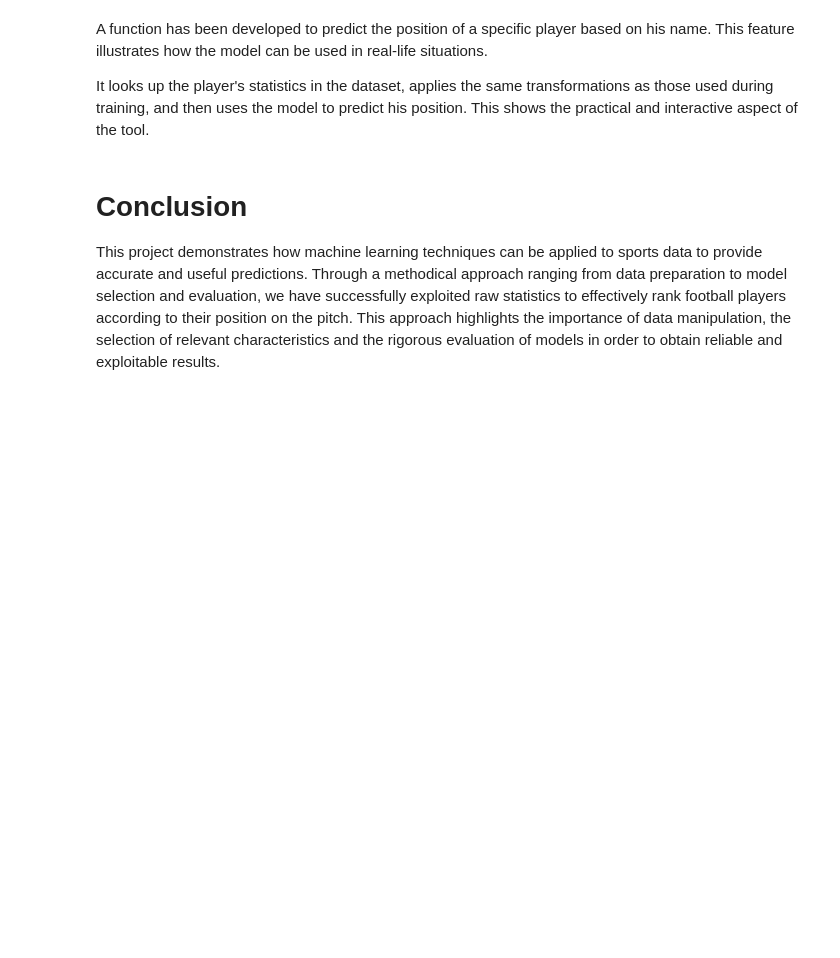
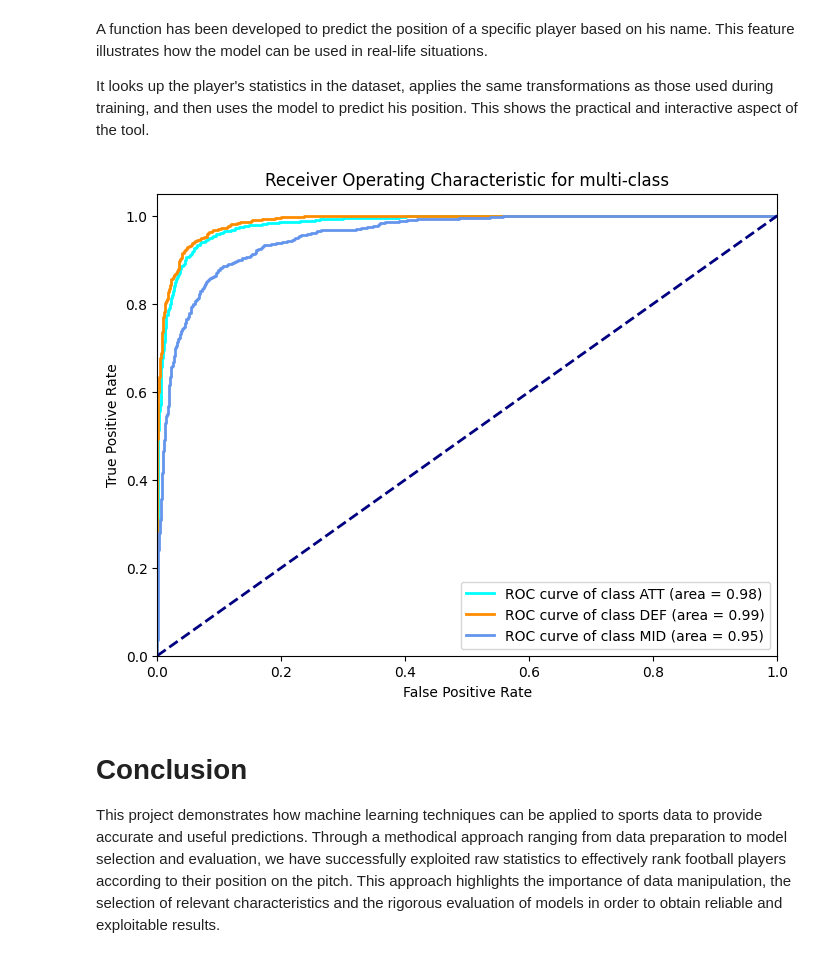
Before and after one commit to Nico9417/TI-508-Machine-learning-predict-fifa, a Jupyter notebook: projet.ipynb, the cells around one changed output. Drawn from its saved outputs; the diff is of its cells as text; code cells hidden in the pictures; blank space fills up the shorter version.

```diff
--- a/projet.ipynb
+++ b/projet.ipynb
@@ -313,6 +313,48 @@ The best accuracy was with 0.8790519344719414 with k= 12
 A function has been developed to predict the position of a specific player based on his name. This feature illustrates how the model can be used in real-life situations.
 
 It looks up the player's statistics in the dataset, applies the same transformations as those used during training, and then uses the model to predict his position. This shows the practical and interactive aspect of the tool.
+# %%
+from sklearn.calibration import label_binarize
+
+model = LogisticRegression(max_iter=150, solver='lbfgs')
+model.fit(X_train, y_train)
+
+# Binariser les étiquettes des classes pour ROC multi-classe
+y_test_bin = label_binarize(y_test, classes=model.classes_)
+n_classes = y_test_bin.shape[1]
+
+# Initialiser les dictionnaires pour les métriques ROC
+fpr = dict()
+tpr = dict()
+roc_auc = dict()
+
+# Calculer les courbes ROC et les aires pour chaque classe
+for i in range(n_classes):
+    fpr[i], tpr[i], _ = metrics.roc_curve(y_test_bin[:, i], model.predict_proba(X_test)[:, i])
+    roc_auc[i] = metrics.auc(fpr[i], tpr[i])
+
+# Tracer les courbes ROC pour chaque classe
+plt.figure(figsize=(8, 6))
+colors = ['aqua', 'darkorange', 'cornflowerblue']
+pos = ['ATT', 'DEF', 'MID']  # Remplacez par vos étiquettes de classe si différent
+
+for i, color in zip(range(n_classes), colors):
+    plt.plot(fpr[i], tpr[i], color=color, lw=2,
+             label=f'ROC curve of class {pos[i]} (area = {roc_auc[i]:.2f})')
+
+# Tracer la ligne de base
+plt.plot([0, 1], [0, 1], color='navy', lw=2, linestyle='--')
+
+# Configuration du graphique
+plt.xlim([0.0, 1.0])
+plt.ylim([0.0, 1.05])
+plt.xlabel('False Positive Rate')
+plt.ylabel('True Positive Rate')
+plt.title('Receiver Operating Characteristic for multi-class')
+plt.legend(loc="lower right")
+plt.show()
+# %% [output]
+[figure, added]
 # %%
 # Function to predict player's position based on their name and chosen model
 def predict_player_position(player_name, model, data, features, scaler):
```
Also changed, not shown: parts of 1 cell of this notebook, 2 other files.
